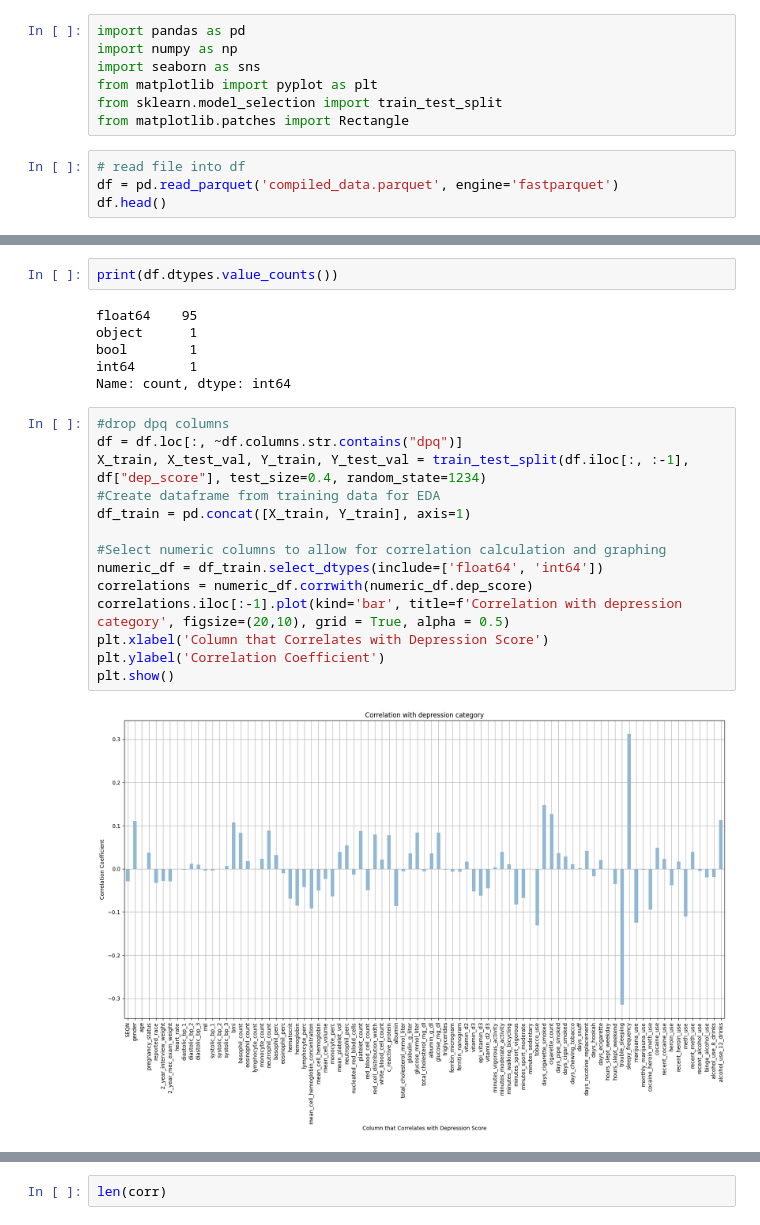
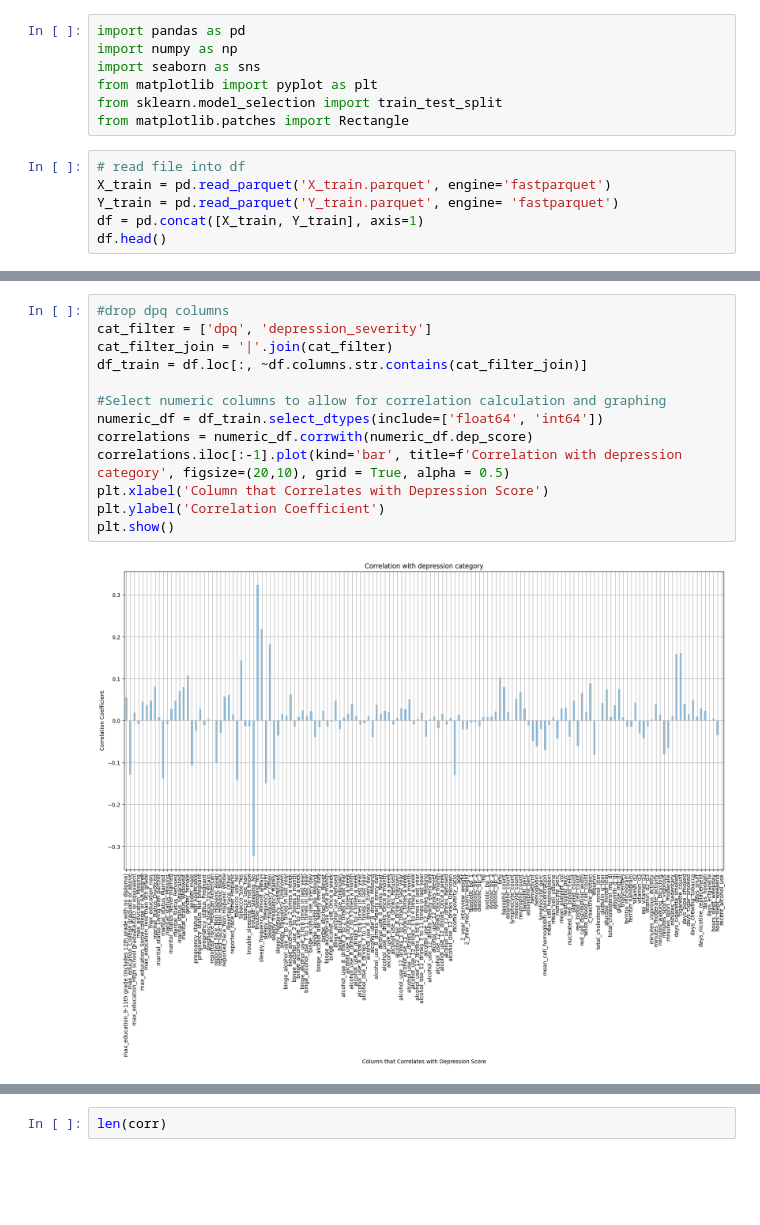
Before and after one commit to natdosan/data207-final-prject, a Jupyter notebook: src/jeff_eda.ipynb, the cells around one changed output, grey strips where cells are left out. Saved outputs shown, nothing was run; the diff lists cells and outputs as text; blank space fills up the shorter version.

```diff
--- a/src/jeff_eda.ipynb
+++ b/src/jeff_eda.ipynb
@@ -7,6 +7,8 @@ from sklearn.model_selection import train_test_split
 from matplotlib.patches import Rectangle
 # %%
 # read file into df
-df = pd.read_parquet('compiled_data.parquet', engine='fastparquet')
+X_train = pd.read_parquet('X_train.parquet', engine='fastparquet')
+Y_train = pd.read_parquet('Y_train.parquet', engine= 'fastparquet')
+df = pd.concat([X_train, Y_train], axis=1)
 df.head()
 # %% [output]
@@ -74,27 +73,18 @@ dep_score
 Name: count, dtype: int64
-# %%
-print(df.dtypes.value_counts())
-# %% [output]
-float64    95
-object      1
-bool        1
-int64       1
-Name: count, dtype: int64
 # %%
 #drop dpq columns
-df = df.loc[:, ~df.columns.str.contains("dpq")]
-X_train, X_test_val, Y_train, Y_test_val = train_test_split(df.iloc[:, :-1], df["dep_score"], test_size=0.4, random_state=1234)
-#Create dataframe from training data for EDA
-df_train = pd.concat([X_train, Y_train], axis=1)
+cat_filter = ['dpq', 'depression_severity']
+cat_filter_join = '|'.join(cat_filter)
+df_train = df.loc[:, ~df.columns.str.contains(cat_filter_join)]
 
 #Select numeric columns to allow for correlation calculation and graphing
 numeric_df = df_train.select_dtypes(include=['float64', 'int64'])
 correlations = numeric_df.corrwith(numeric_df.dep_score)
 correlations.iloc[:-1].plot(kind='bar', title=f'Correlation with depression category', figsize=(20,10), grid = True, alpha = 0.5)
 plt.xlabel('Column that Correlates with Depression Score')
 plt.ylabel('Correlation Coefficient')
 plt.show()
 # %% [output]
-[figure, old version]
+[figure, new version]
 # %%
 fig, axes = plt.subplots(3, 2, figsize=(20, 20))
```
Also changed, not shown: parts of 7 cells of this notebook.
